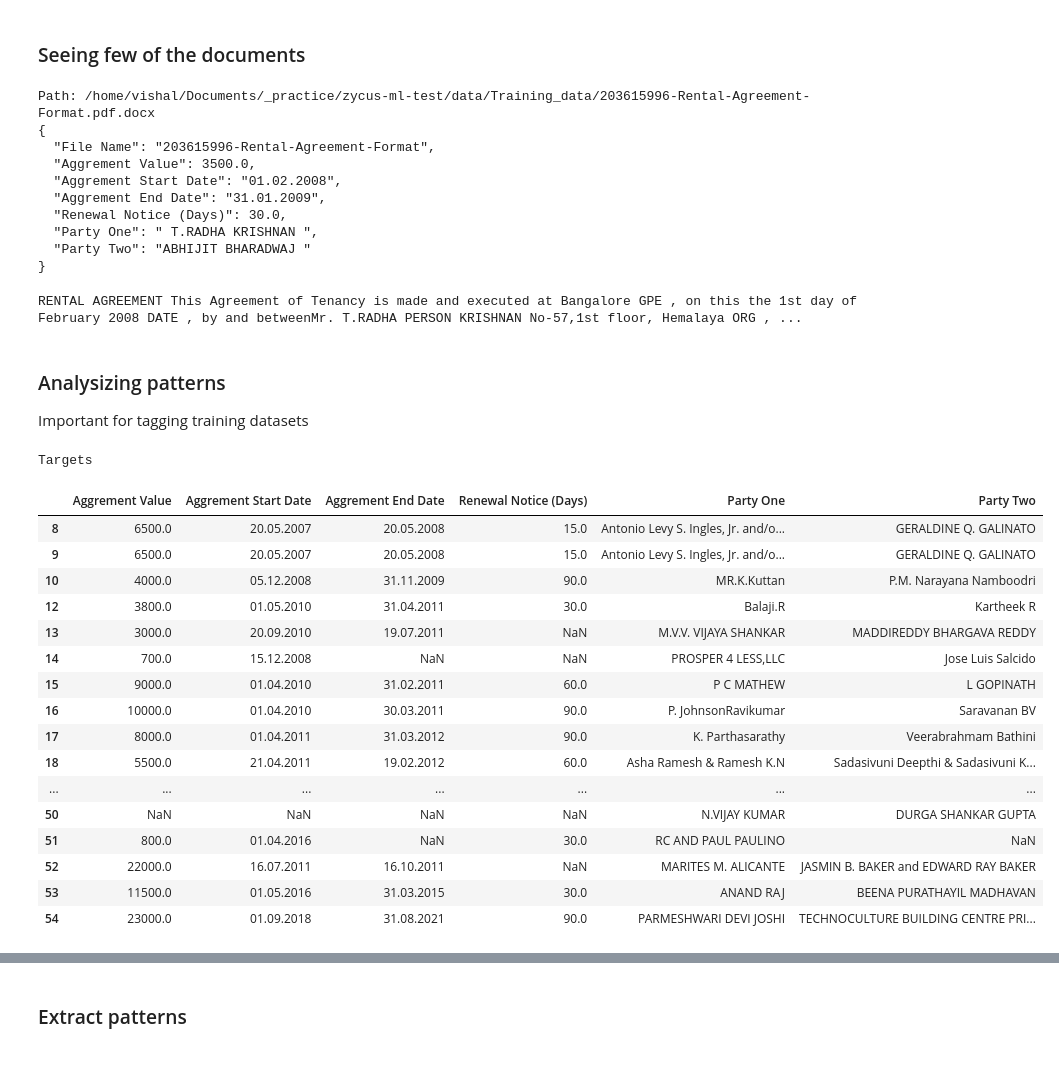
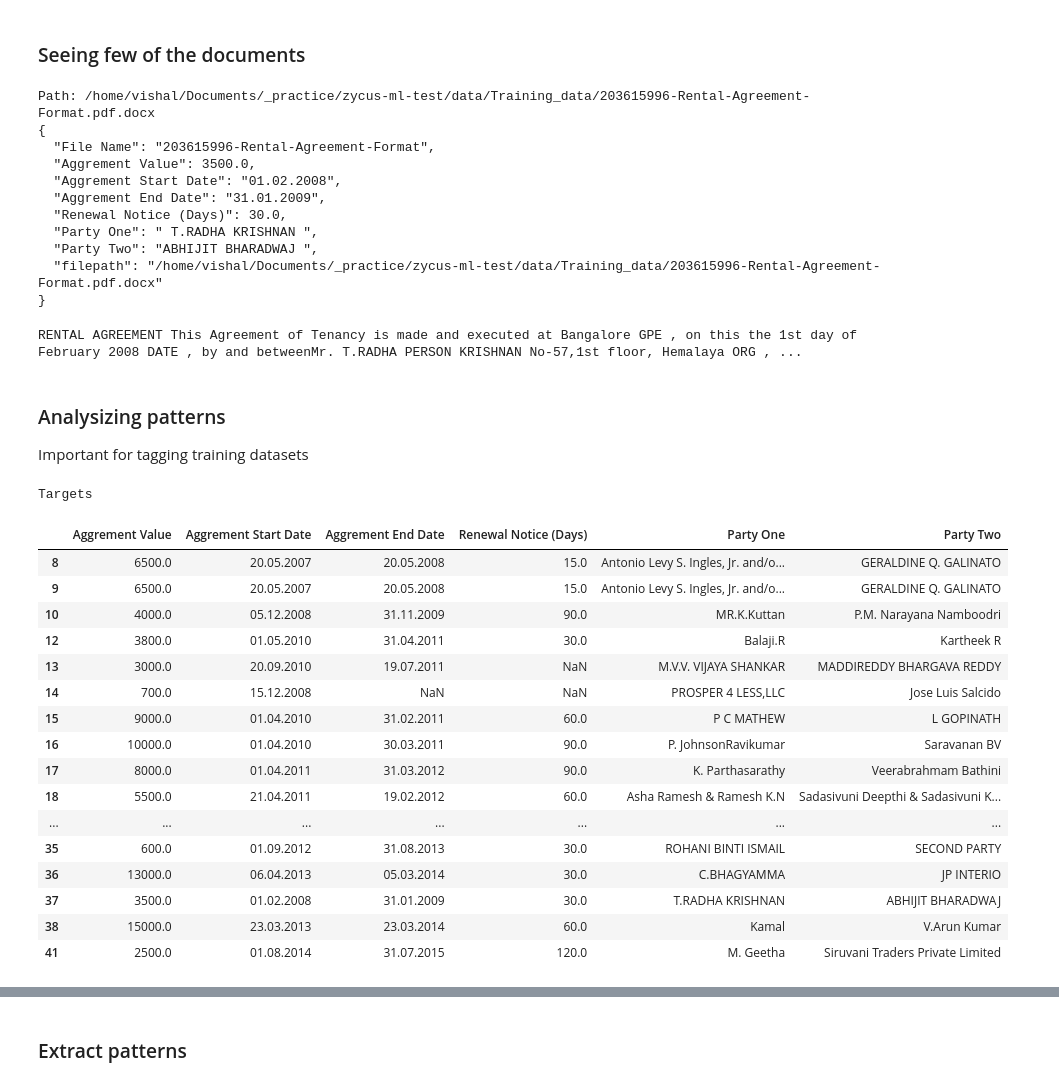
Before and after one commit to violetcodes/doc-parsing-poc, a Jupyter notebook: code/experiments.ipynb, the cells around one changed output, grey strips where cells are left out. Saved outputs shown, nothing was run; the diff lists cells and outputs as text; code cells hidden in the pictures.

```diff
--- a/code/experiments.ipynb
+++ b/code/experiments.ipynb
@@ -54,13 +49,17 @@ train_label_csv.sample(5)
 # %%
+training_files_path_list = [i for i in dataproc.get_files_path(TRAINING_FOLDER)]
+train_label_csv = pd.read_csv(TRAINING_CSV_PATH)
 
 training_file_names = list(map(lambda s:s.split('/')[-1].split('.')[0], training_files_path_list))
 training_file_names = dict(list(zip(training_file_names, training_files_path_list)))
 
-## sanity check: whether file names match?
-# set1 = set(training_file_names); set2 = set(train_label_csv['File Name'].values)
-# len(set1), len(set2), len(set1.intersection(set2)), len(set1.difference(set2)), len(set2.difference(set1))
+# # sanity check: whether file names match?
+# training_files_in_folder = set(training_file_names.keys())
+# training_files_in_csv = set(train_label_csv['File Name'].values)
+# len(training_files_in_folder), len(training_files_in_csv), len(training_file_in_folder.intersection(training_files_in_csv))
 # %%
 combined_csv = train_label_csv.copy()
 combined_csv = combined_csv[combined_csv['File Name'].isin(training_file_names)]
 combined_csv['filepath'] = combined_csv['File Name'].apply(lambda x: training_file_names[x])
-combined_csv['full_text'] = combined_csv.filepath.apply(lambda x: get_full_text(x))
+combined_csv['full_text'] = combined_csv.filepath.apply(lambda x: dataproc.get_full_text(x))
+combined_csv['text'] = combined_csv.full_text.apply(lambda x: dataproc.clean_text(x))
@@ -77,12 +67,11 @@ combined_csv.head()
 ### Seeing few of the documents
 # %%
 doc_index = 27 # change between 1-43
-
 print('Path:', combined_csv.filepath.values[doc_index])
 target_labels = dict(combined_csv.iloc[doc_index, :-2])
 print(json.dumps(target_labels, indent=2))
-full_text = combined_csv.full_text.values[doc_index]
-utils.visualize_spacy_ents(utils.clean_text(full_text));
+full_text = combined_csv.text.values[doc_index]
+analyze_tools.visualize_spacy_ents(full_text);
 # %% [output]
 Path: /home/vishal/Documents/_practice/zycus-ml-test/data/Training_data/203615996-Rental-Agreement-Format.pdf.docx
 {
@@ -92,7 +81,8 @@ Path: /home/vishal/Documents/_practice/zycus-ml-test/data/Training_data/20361599
   "Aggrement End Date": "31.01.2009",
   "Renewal Notice (Days)": 30.0,
   "Party One": " T.RADHA KRISHNAN ",
-  "Party Two": "ABHIJIT BHARADWAJ "
+  "Party Two": "ABHIJIT BHARADWAJ ",
+  "filepath": "/home/vishal/Documents/_practice/zycus-ml-test/data/Training_data/203615996-Rental-Agreement-Format.pdf.docx"
 }
 RENTAL AGREEMENT This Agreement of Tenancy is made and executed at Bangalore GPE , on this the 1st day of February 2008 DATE , by and betweenMr. T.RADHA PERSON KRISHNAN No-57,1st floor, Hemalaya ORG , ...
 # %% [markdown]
@@ -111,22 +106,22 @@ groups = utils.group_by_labels(all_ents)
 # %%
 print('Targets') ## seeing target format
-combined_csv.iloc[:, 1:-2]
+combined_csv.iloc[:30, 1:-3]
 # %% [output]
 Targets
 |  | Aggrement Value | Aggrement Start Date | Aggrement End Date | Renewal Notice (Days) | Party One | Party Two |
 | 8 | 6500.0 | 20.05.2007 | 20.05.2008 | 15.0 | Antonio Levy S. Ingles, Jr. and/o... | GERALDINE Q. GALINATO |
 | 9 | 6500.0 | 20.05.2007 | 20.05.2008 | 15.0 | Antonio Levy S. Ingles, Jr. and/o... | GERALDINE Q. GALINATO |
 | 10 | 4000.0 | 05.12.2008 | 31.11.2009 | 90.0 | MR.K.Kuttan | P.M. Narayana Namboodri |
 | 12 | 3800.0 | 01.05.2010 | 31.04.2011 | 30.0 | Balaji.R | Kartheek R |
 | 13 | 3000.0 | 20.09.2010 | 19.07.2011 | NaN | M.V.V. VIJAYA SHANKAR | MADDIREDDY BHARGAVA REDDY |
 | 14 | 700.0 | 15.12.2008 | NaN | NaN | PROSPER 4 LESS,LLC | Jose Luis Salcido |
 | 15 | 9000.0 | 01.04.2010 | 31.02.2011 | 60.0 | P C MATHEW | L GOPINATH |
 | 16 | 10000.0 | 01.04.2010 | 30.03.2011 | 90.0 | P. JohnsonRavikumar | Saravanan BV |
 | 17 | 8000.0 | 01.04.2011 | 31.03.2012 | 90.0 | K. Parthasarathy | Veerabrahmam Bathini |
 | 18 | 5500.0 | 21.04.2011 | 19.02.2012 | 60.0 | Asha Ramesh & Ramesh K.N | Sadasivuni Deepthi & Sadasivuni K... |
 | ... | ... | ... | ... | ... | ... | ... |
-| 50 | NaN | NaN | NaN | NaN | N.VIJAY KUMAR | DURGA SHANKAR GUPTA |
-| 51 | 800.0 | 01.04.2016 | NaN | 30.0 | RC AND PAUL PAULINO | NaN |
-| 52 | 22000.0 | 16.07.2011 | 16.10.2011 | NaN | MARITES M. ALICANTE | JASMIN B. BAKER and EDWARD RAY BAKER |
-| 53 | 11500.0 | 01.05.2016 | 31.03.2015 | 30.0 | ANAND RAJ | BEENA PURATHAYIL MADHAVAN |
-| 54 | 23000.0 | 01.09.2018 | 31.08.2021 | 90.0 | PARMESHWARI DEVI JOSHI | TECHNOCULTURE BUILDING CENTRE PRI... |
+| 35 | 600.0 | 01.09.2012 | 31.08.2013 | 30.0 | ROHANI BINTI ISMAIL | SECOND PARTY |
+| 36 | 13000.0 | 06.04.2013 | 05.03.2014 | 30.0 | C.BHAGYAMMA | JP INTERIO |
+| 37 | 3500.0 | 01.02.2008 | 31.01.2009 | 30.0 | T.RADHA KRISHNAN | ABHIJIT BHARADWAJ |
+| 38 | 15000.0 | 23.03.2013 | 23.03.2014 | 60.0 | Kamal | V.Arun Kumar |
+| 41 | 2500.0 | 01.08.2014 | 31.07.2015 | 120.0 | M. Geetha | Siruvani Traders Private Limited |
```
Also changed, not shown: parts of 29 cells of this notebook, 7 other files.
